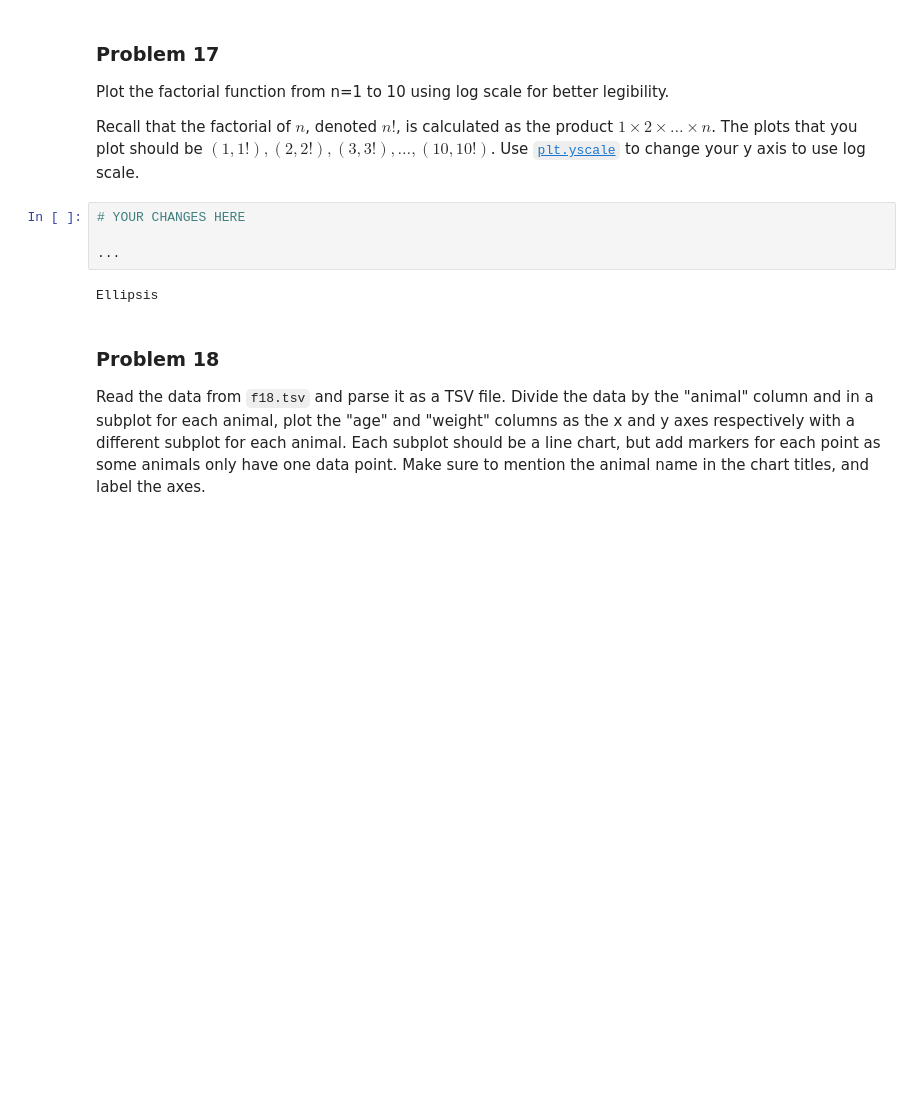
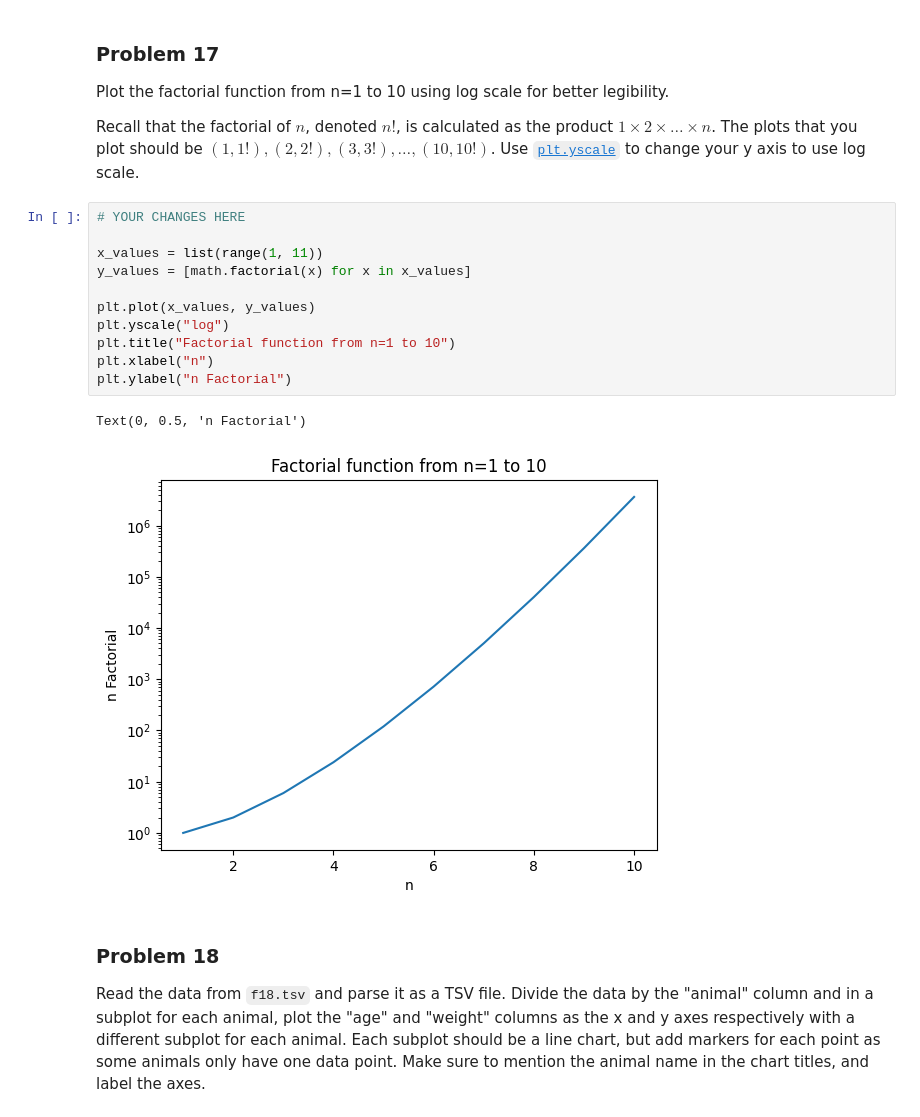
Before and after one commit to amadara1/dx602-homework-05, a Jupyter notebook: homework.ipynb, the cells around one changed output. Cells and saved outputs as stored; diff of their text form; blank space fills up the shorter version.

```diff
--- a/homework.ipynb
+++ b/homework.ipynb
@@ -444,12 +458,20 @@ Plot the factorial function from n=1 to 10 using log scale for better legibility
 Recall that the factorial of $n$, denoted $n!$, is calculated as the product $1 \times 2 \times \ldots \times n$.
 The plots that you plot should be $(1, 1!), (2, 2!), (3, 3!), \ldots, (10, 10!)$.
 Use [`plt.yscale`](https://matplotlib.org/stable/api/_as_gen/matplotlib.pyplot.yscale.html) to change your y axis to use log scale.
-# %%
-# YOUR CHANGES HERE
-
-...
-# %% [output]
-Ellipsis
+# %%
+# YOUR CHANGES HERE
+
+x_values = list(range(1, 11))
+y_values = [math.factorial(x) for x in x_values]
+
+plt.plot(x_values, y_values)
+plt.yscale("log")
+plt.title("Factorial function from n=1 to 10")
+plt.xlabel("n")
+plt.ylabel("n Factorial")
+# %% [output]
+Text(0, 0.5, 'n Factorial')
+[figure, added]
 # %% [markdown]
 ### Problem 18
 
```
Also changed, not shown: parts of 14 cells of this notebook, 1 other file.
